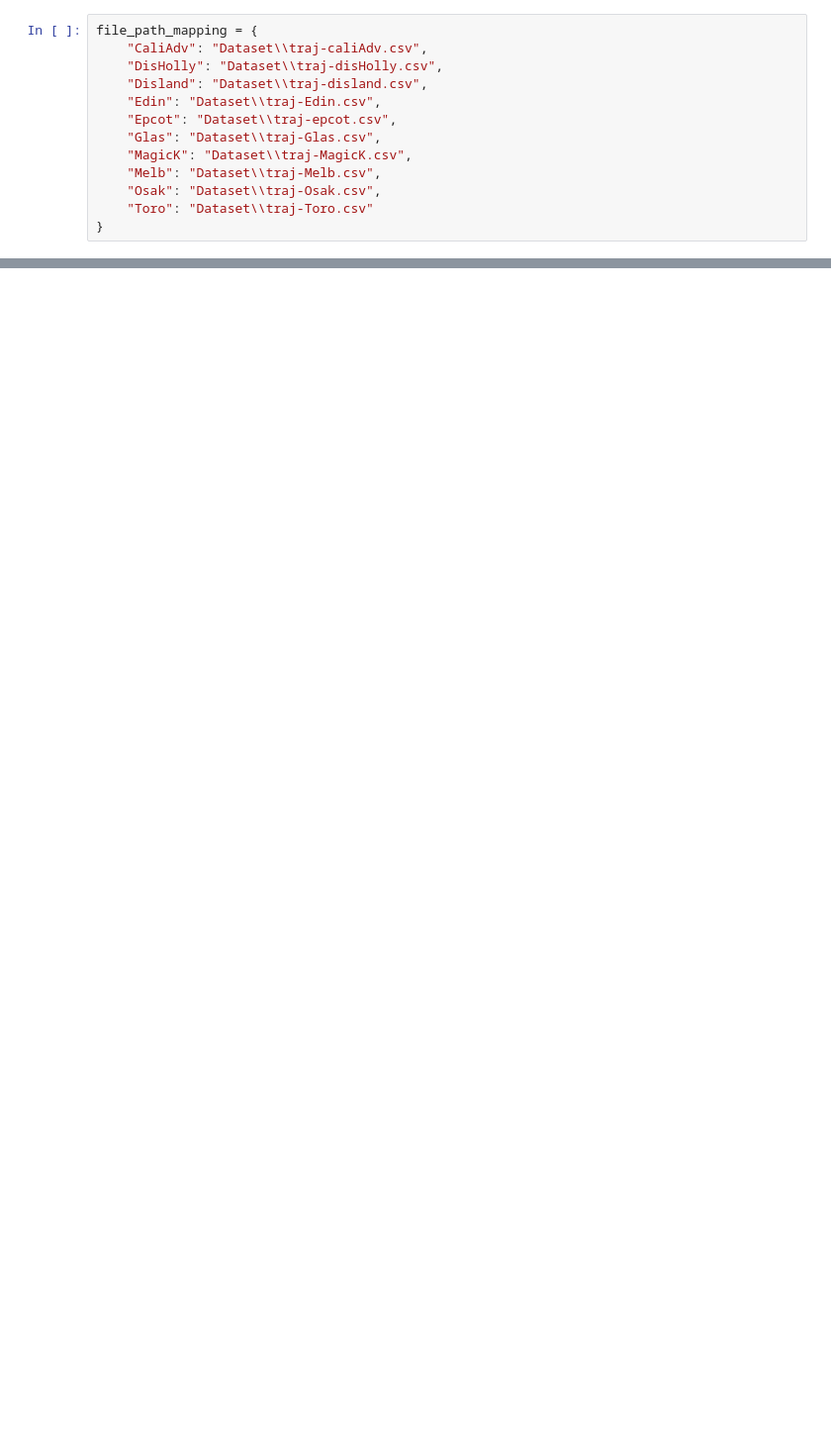
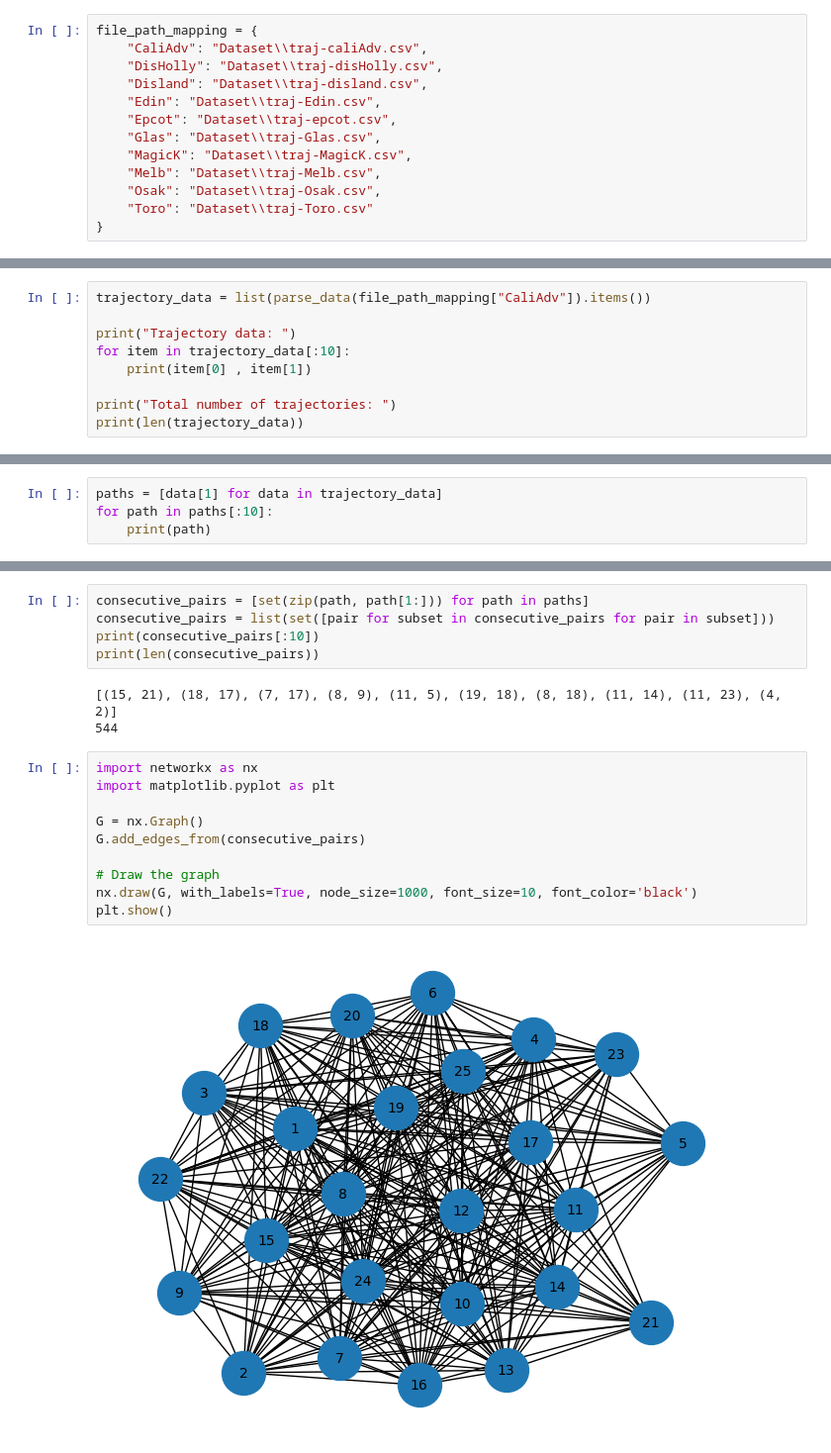
Before and after one commit to LLMResearchGroup/DeepAltTripParsing, a Jupyter notebook: parser.ipynb, the cells around one changed output, grey strips where cells are left out. Shown: that part at 99% size. Cells and saved outputs as stored; diff of their text form; blank space fills up the shorter version.

Commit message:
Generated Graph

```diff
--- a/parser.ipynb
+++ b/parser.ipynb
@@ -62,0 +37,9 @@ Total number of trajectories: 1475
+# %%
+trajectory_data = list(parse_data(file_path_mapping["CaliAdv"]).items())
+
+print("Trajectory data: ")
+for item in trajectory_data[:10]:
+    print(item[0] , item[1])
+
+print("Total number of trajectories: ")
+print(len(trajectory_data))
@@ -62,0 +60,4 @@ Total number of trajectories: 1475
+# %%
+paths = [data[1] for data in trajectory_data]
+for path in paths[:10]:
+    print(path)
@@ -62,0 +75,20 @@ Total number of trajectories: 1475
+# %%
+consecutive_pairs = [set(zip(path, path[1:])) for path in paths]
+consecutive_pairs = list(set([pair for subset in consecutive_pairs for pair in subset]))
+print(consecutive_pairs[:10])
+print(len(consecutive_pairs))
+# %% [output]
+[(15, 21), (18, 17), (7, 17), (8, 9), (11, 5), (19, 18), (8, 18), (11, 14), (11, 23), (4, 2)]
+544
+# %%
+import networkx as nx
+import matplotlib.pyplot as plt
+
+G = nx.Graph()
+G.add_edges_from(consecutive_pairs)
+
+# Draw the graph
+nx.draw(G, with_labels=True, node_size=1000, font_size=10, font_color='black')
+plt.show()
+# %% [output]
+[figure, added]
```
Also changed, not shown: parts of 4 cells of this notebook.
